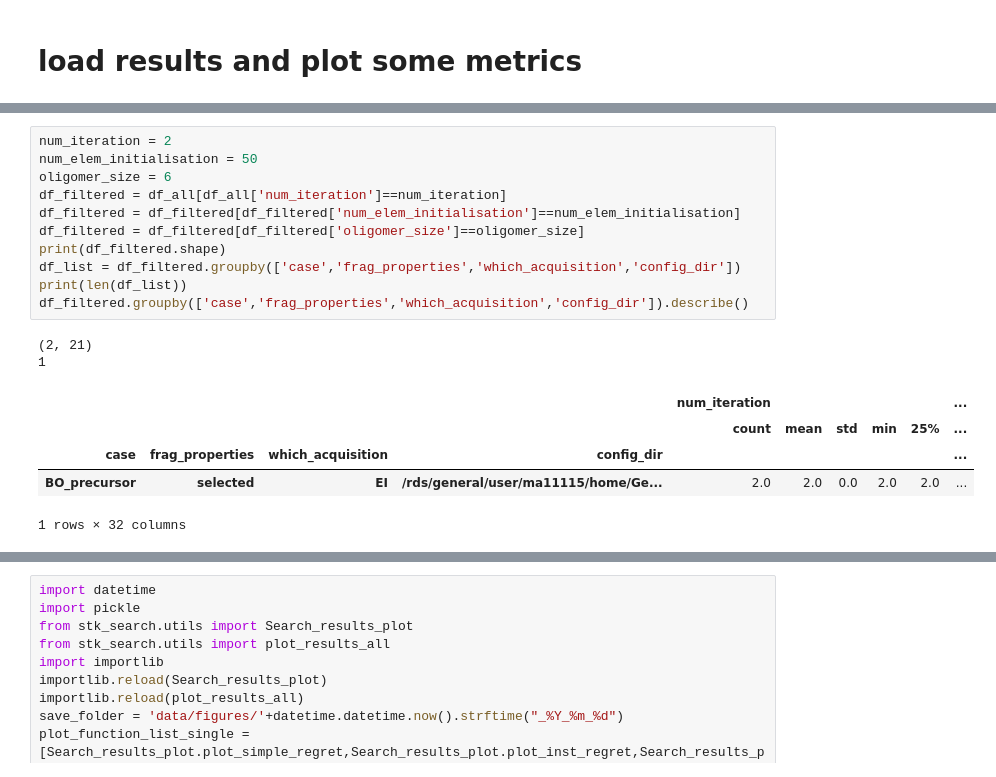
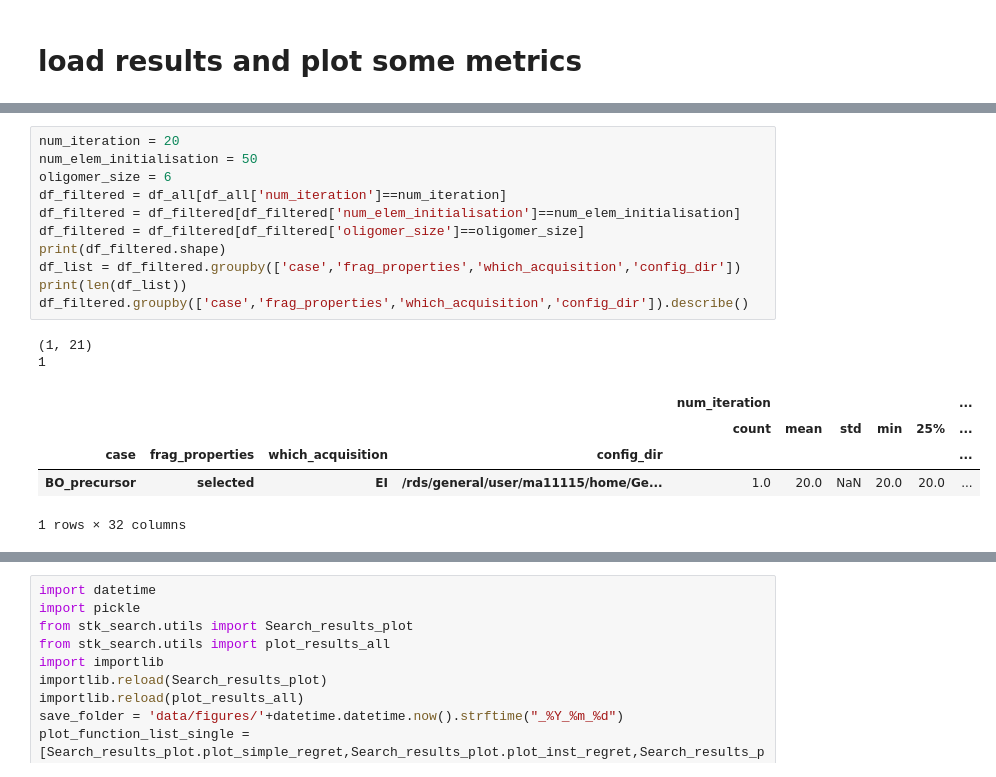
Before and after one commit to mohammedazzouzi15/STK_search, a Jupyter notebook: Example_notebooks/2_run_search_exp.ipynb, the cells around one changed output, grey strips where cells are left out. Cells and saved outputs as stored; diff of their text form.

```diff
--- a/Example_notebooks/2_run_search_exp.ipynb
+++ b/Example_notebooks/2_run_search_exp.ipynb
@@ -95,21 +125,21 @@ df_all.head()
 # %%
-num_iteration = 2
+num_iteration = 20
 num_elem_initialisation = 50
 oligomer_size = 6
 df_filtered = df_all[df_all['num_iteration']==num_iteration]
 df_filtered = df_filtered[df_filtered['num_elem_initialisation']==num_elem_initialisation]
 df_filtered = df_filtered[df_filtered['oligomer_size']==oligomer_size]
 print(df_filtered.shape)
 df_list = df_filtered.groupby(['case','frag_properties','which_acquisition','config_dir'])
 print(len(df_list))
 df_filtered.groupby(['case','frag_properties','which_acquisition','config_dir']).describe()
 # %% [output]
-(2, 21)
+(1, 21)
 1
 |  |  |  |  | num_iteration |  |  |  |  | ... |
 |  |  |  |  | count | mean | std | min | 25% | ... |
 | case | frag_properties | which_acquisition | config_dir |  |  |  |  |  | ... |
-| BO_precursor | selected | EI | /rds/general/user/ma11115/home/Ge... | 2.0 | 2.0 | 0.0 | 2.0 | 2.0 | ... |
+| BO_precursor | selected | EI | /rds/general/user/ma11115/home/Ge... | 1.0 | 20.0 | NaN | 20.0 | 20.0 | ... |
 1 rows × 32 columns
 # %%
 import pandas as pd
```
Also changed, not shown: parts of 5 cells of this notebook, 6 other files.
